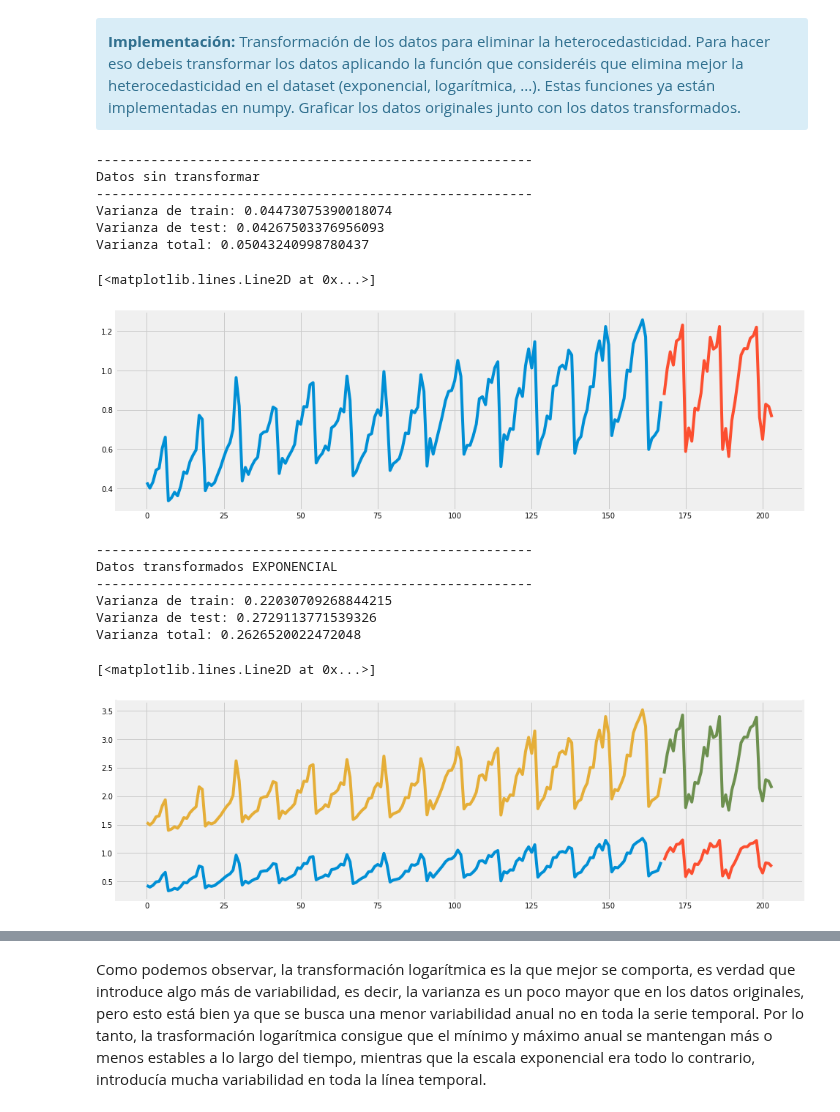
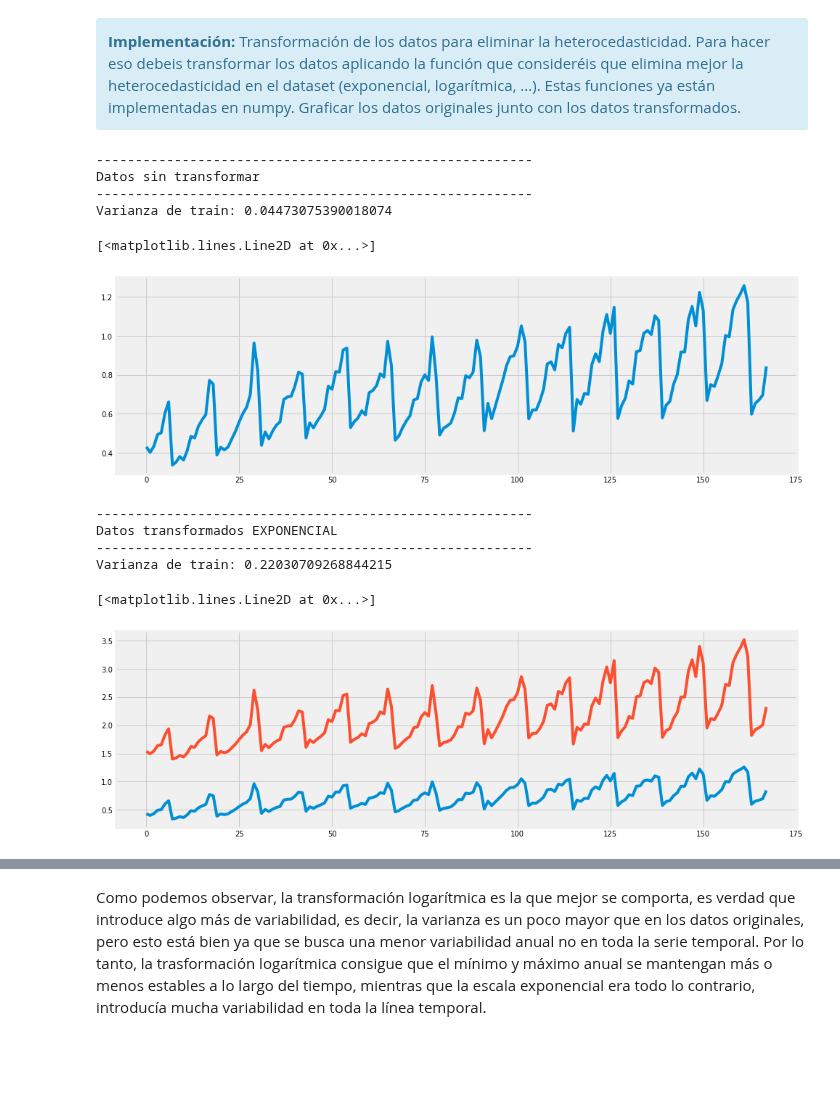
Before and after one commit to mariousm/Data-Science-Master, a Jupyter notebook: 2021-22/PrimerSemestre/Mineria/PEC4/UbiernaSanMamesMario_PEC4.ipynb, the cells around one changed output, grey strips where cells are left out. Cells and saved outputs as stored; diff of their text form; code cells hidden in the pictures; blank space fills up the shorter version.

```diff
--- a/2021-22/PrimerSemestre/Mineria/PEC4/UbiernaSanMamesMario_PEC4.ipynb
+++ b/2021-22/PrimerSemestre/Mineria/PEC4/UbiernaSanMamesMario_PEC4.ipynb
@@ -180,8 +180,6 @@ print("--------------------------------------------------------")
 print("Datos sin transformar")
 print("--------------------------------------------------------")
 print("Varianza de train: " + str(np.var(train)))
-print("Varianza de test: " + str(np.var(test)))
-print("Varianza total: " + str(np.var(datos)))
 
 TEST_SIZE = 36
 train, test = datos.iloc[:-TEST_SIZE], datos.iloc[-TEST_SIZE:]
@@ -189,42 +187,33 @@ x_train, x_test = np.array(range(train.shape[0])), np.array(range(train.shape[0]
 
 fig, ax = plt.subplots(1, 1, figsize=(15, 5))
 ax.plot(x_train, train)
-ax.plot(x_test, test)
 # %% [output]
 --------------------------------------------------------
 Datos sin transformar
 --------------------------------------------------------
 Varianza de train: 0.04473075390018074
-Varianza de test: 0.04267503376956093
-Varianza total: 0.05043240998780437
 [<matplotlib.lines.Line2D at 0x...>]
-[figure, old version]
+[figure, new version]
 # %%
 print("--------------------------------------------------------")
 print("Datos transformados EXPONENCIAL")
 print("--------------------------------------------------------")
 
 datos_exp = np.exp(datos)
 train_exp, test_exp = datos_exp.iloc[:-TEST_SIZE], datos_exp.iloc[-TEST_SIZE:]
 
 print("Varianza de train: " + str(np.var(train_exp)))
-print("Varianza de test: " + str(np.var(test_exp)))
-print("Varianza total: " + str(np.var(datos_exp)))
 
 fig, ax = plt.subplots(1, 1, figsize=(15, 5))
 ax.plot(x_train, train)
-ax.plot(x_test, test)
 ax.plot(x_train, train_exp)
-ax.plot(x_test, test_exp)
 # %% [output]
 --------------------------------------------------------
 Datos transformados EXPONENCIAL
 --------------------------------------------------------
 Varianza de train: 0.22030709268844215
-Varianza de test: 0.2729113771539326
-Varianza total: 0.2626520022472048
 [<matplotlib.lines.Line2D at 0x...>]
-[figure, old version]
+[figure, new version]
 # %%
 print("--------------------------------------------------------")
 print("Datos transformados LOGARÍTMICA")
```
Also changed, not shown: parts of 5 cells of this notebook.
